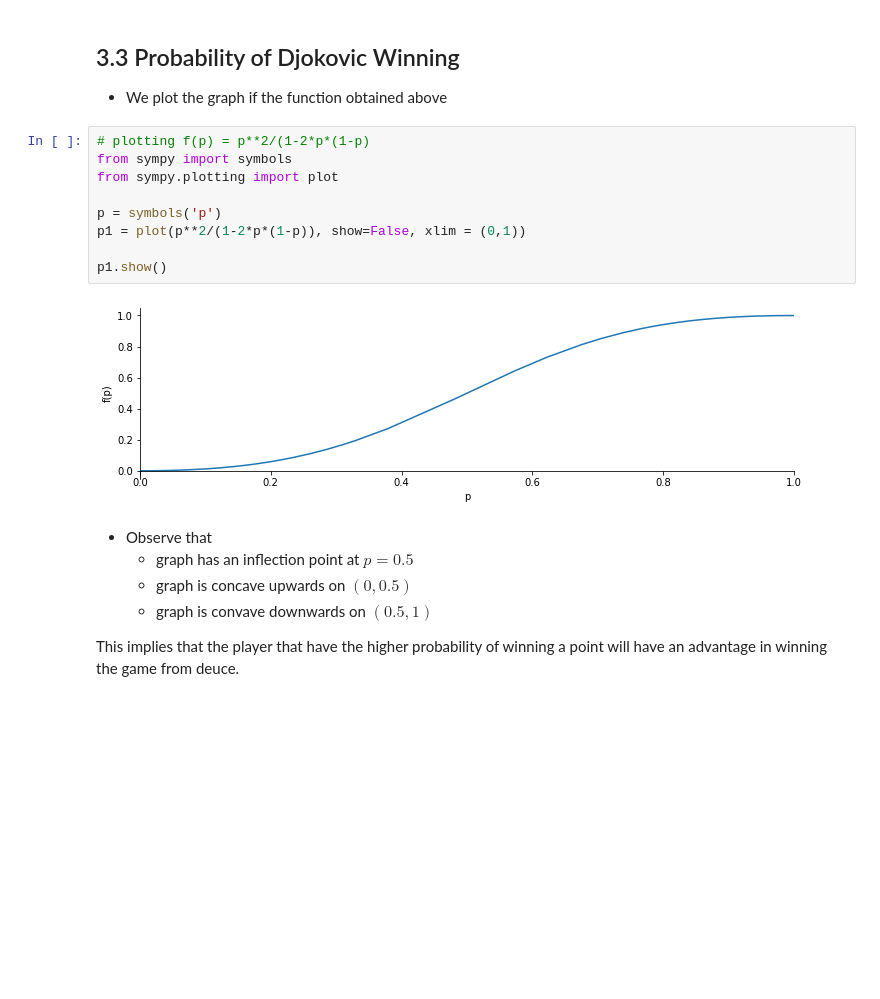
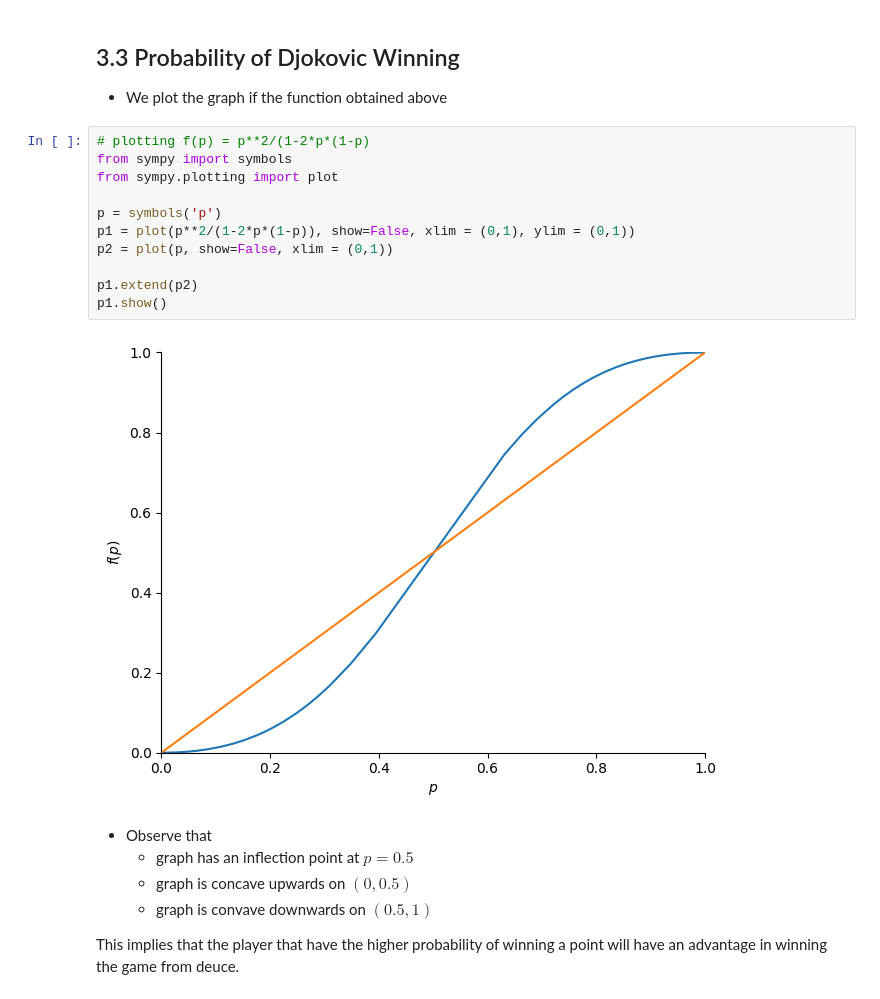
Before and after one commit to beertino/2024_SIMC, a Jupyter notebook: SIMC2024_Tennis_for_slides.ipynb, the cells around one changed output. Drawn from its saved outputs; the diff is of its cells as text; blank space fills up the shorter version.

```diff
--- a/SIMC2024_Tennis_for_slides.ipynb
+++ b/SIMC2024_Tennis_for_slides.ipynb
@@ -289,14 +289,16 @@ display(solve(Eq(p_D,p**2+p*(1-p)*p_D+(1-p)*p*p_D)))
 # %%
 # plotting f(p) = p**2/(1-2*p*(1-p)
 from sympy import symbols
 from sympy.plotting import plot
 
 p = symbols('p')
-p1 = plot(p**2/(1-2*p*(1-p)), show=False, xlim = (0,1))
+p1 = plot(p**2/(1-2*p*(1-p)), show=False, xlim = (0,1), ylim = (0,1))
+p2 = plot(p, show=False, xlim = (0,1))
 
+p1.extend(p2)
 p1.show()
 # %% [output]
-[figure, old version]
+[figure, new version]
 # %% [markdown]
 - Observe that
   - graph has an inflection point at $p=0.5$
```
